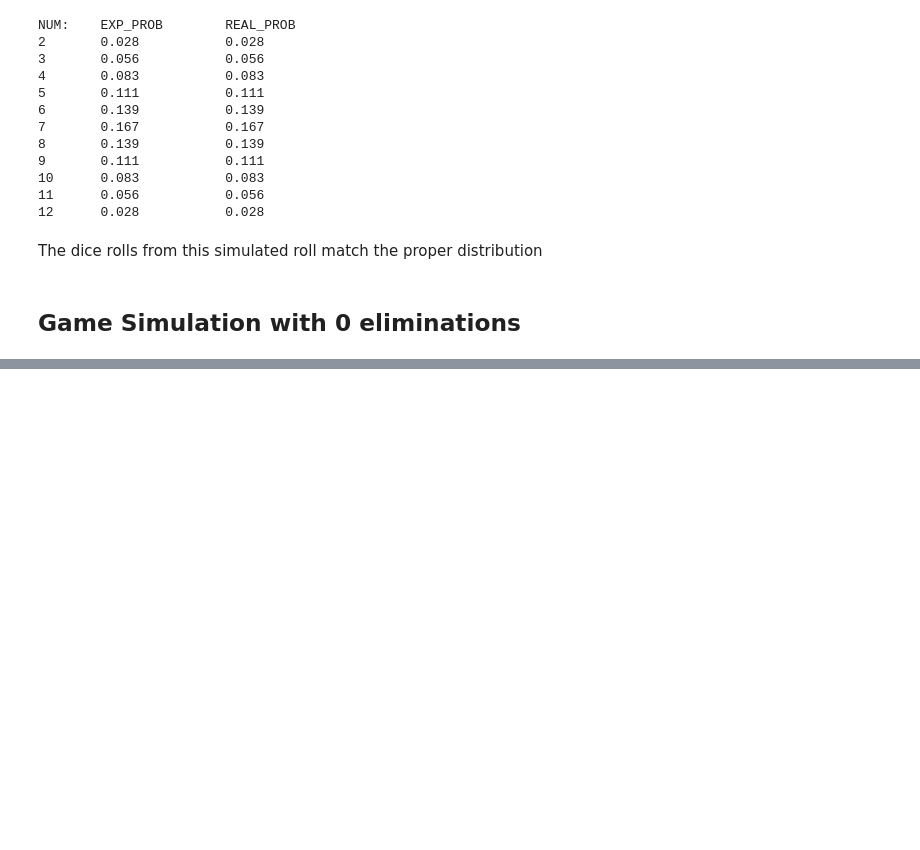
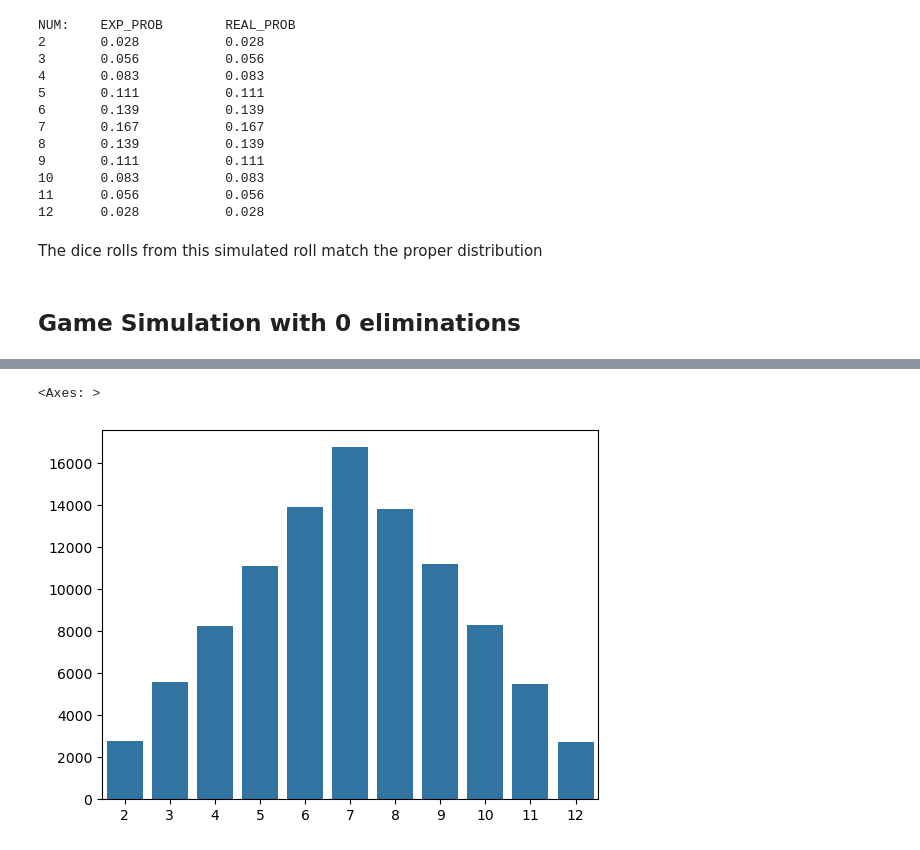
Before and after one commit to botto8502/horse_game_analysis, a Jupyter notebook: main.ipynb, the cells around one changed output, grey strips where cells are left out. Cells and saved outputs as stored; diff of their text form; code cells hidden in the pictures; blank space fills up the shorter version.

```diff
--- a/main.ipynb
+++ b/main.ipynb
@@ -110,0 +142,5 @@ for i in range(N):
+# %%
+sn.barplot(x = range(2, 13), y = elim_sum)
+# %% [output]
+<Axes: >
+[figure, added]
```
Also changed, not shown: parts of 6 cells of this notebook.
